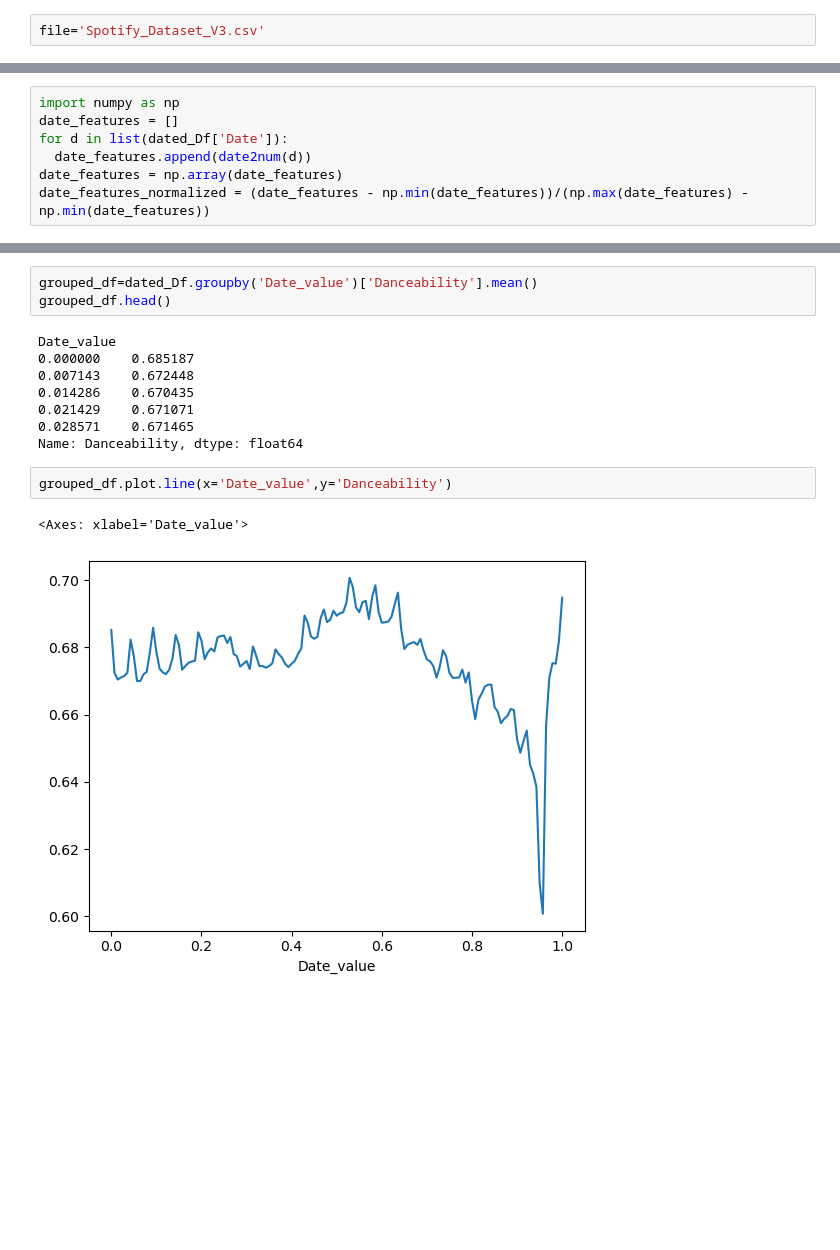
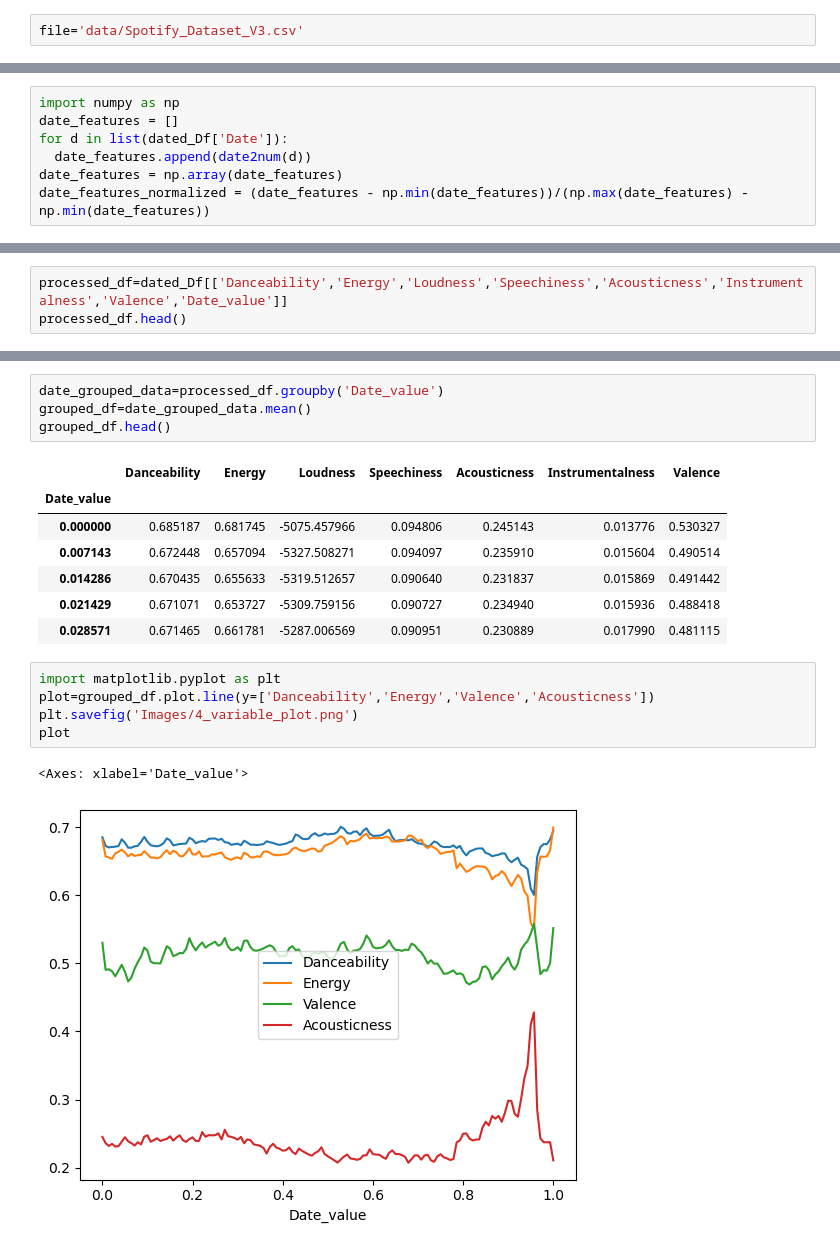
Before and after one commit to TexasBearfan/Project_4_Machine_Learning_Spotify_Group_4, a Jupyter notebook: main.ipynb, the cells around one changed output, grey strips where cells are left out. Cells and saved outputs as stored; diff of their text form; blank space fills up the shorter version.

Commit message:
reorganizing and adding plots and images -greg

```diff
--- a/main.ipynb
+++ b/main.ipynb
@@ -1,7 +1,7 @@
 # %%
 import pandas as pd
 # %%
-file='Spotify_Dataset_V3.csv'
+file='data/Spotify_Dataset_V3.csv'
 # %%
 df=pd.read_csv(file,delimiter=';')
 df.head()
@@ -181,3 +175,6 @@ See the caveats in the documentation: https://pandas.pydata.org/pandas-docs/stab
 | 2 | 2 | 29/05/2023 | Bad Bunny | Puerto Rico | https://open.spotify.com/track/7r... | Latin-America | Bad Bunny | WHERE SHE GOES | 0.652 | ... |
 | 3 | 3 | 29/05/2023 | Yng Lvcas, Peso Pluma | Mexico | https://open.spotify.com/track/2U... | Latin-America | Yng Lvcas | La Bebe - Remix | 0.812 | ... |
 | 4 | 3 | 29/05/2023 | Yng Lvcas, Peso Pluma | Mexico | https://open.spotify.com/track/2U... | Latin-America | Peso Pluma | La Bebe - Remix | 0.812 | ... |
+# %%
+processed_df=dated_Df[['Danceability','Energy','Loudness','Speechiness','Acousticness','Instrumentalness','Valence','Date_value']]
+processed_df.head()
@@ -184,16 +188,20 @@ See the caveats in the documentation: https://pandas.pydata.org/pandas-docs/stab
 # %%
-grouped_df=dated_Df.groupby('Date_value')['Danceability'].mean()
+date_grouped_data=processed_df.groupby('Date_value')
+grouped_df=date_grouped_data.mean()
 grouped_df.head()
 # %% [output]
-Date_value
-0.000000    0.685187
-0.007143    0.672448
-0.014286    0.670435
-0.021429    0.671071
-0.028571    0.671465
-Name: Danceability, dtype: float64
+|  | Danceability | Energy | Loudness | Speechiness | Acousticness | Instrumentalness | Valence |
+| Date_value |  |  |  |  |  |  |  |
+| 0.000000 | 0.685187 | 0.681745 | -5075.457966 | 0.094806 | 0.245143 | 0.013776 | 0.530327 |
+| 0.007143 | 0.672448 | 0.657094 | -5327.508271 | 0.094097 | 0.235910 | 0.015604 | 0.490514 |
+| 0.014286 | 0.670435 | 0.655633 | -5319.512657 | 0.090640 | 0.231837 | 0.015869 | 0.491442 |
+| 0.021429 | 0.671071 | 0.653727 | -5309.759156 | 0.090727 | 0.234940 | 0.015936 | 0.488418 |
+| 0.028571 | 0.671465 | 0.661781 | -5287.006569 | 0.090951 | 0.230889 | 0.017990 | 0.481115 |
-# %%
-grouped_df.plot.line(x='Date_value',y='Danceability')
-# %% [output]
-<Axes: xlabel='Date_value'>
-[figure, removed]
+# %%
+import matplotlib.pyplot as plt
+plot=grouped_df.plot.line(y=['Danceability','Energy','Valence','Acousticness'])
+plt.savefig('Images/4_variable_plot.png')
+plot
+# %% [output]
+<Axes: xlabel='Date_value'>
+[figure, added]
```
Also changed, not shown: parts of 8 cells of this notebook, 9 other files.
